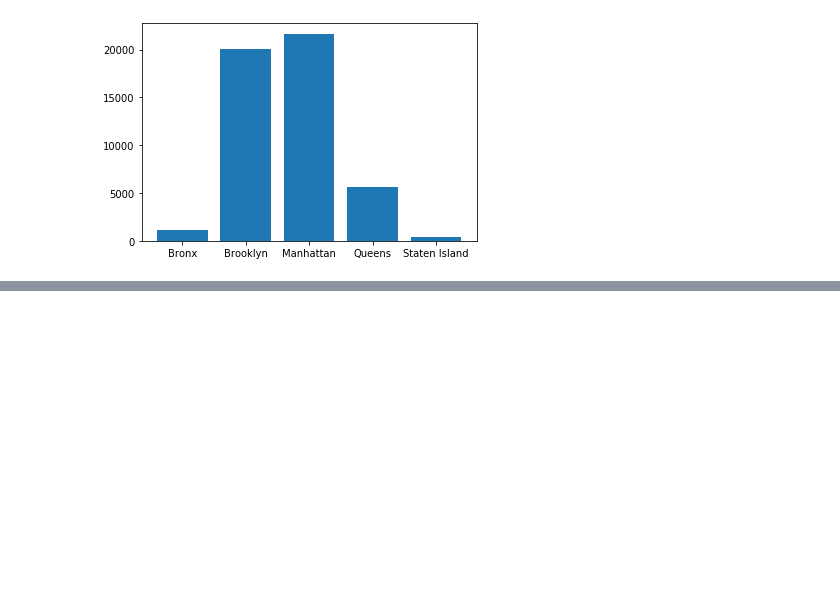
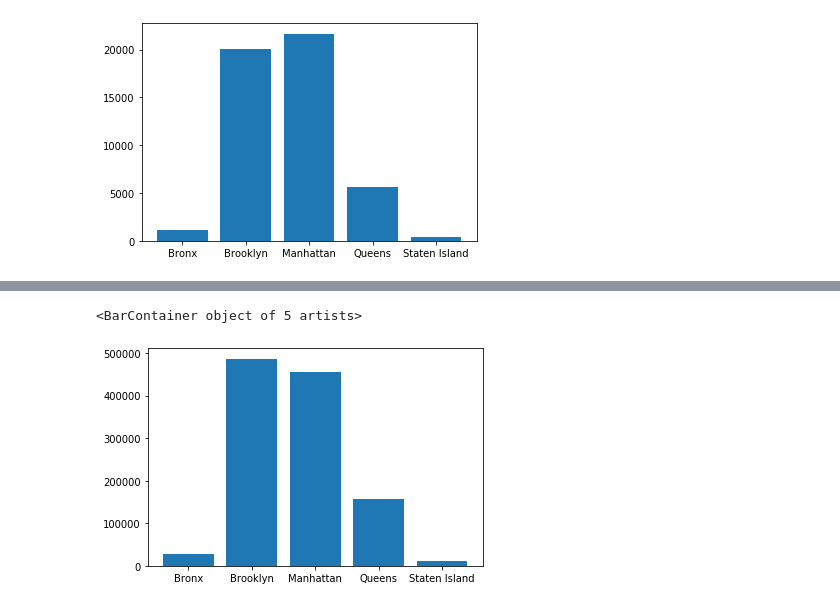
Before and after one commit to hayden4davey/Project1-Group2, a Jupyter notebook: arnold_data_analysis_1.ipynb, the cells around one changed output, grey strips where cells are left out. Cells and saved outputs as stored; diff of their text form; code cells hidden in the pictures; blank space fills up the shorter version.

```diff
--- a/arnold_data_analysis_1.ipynb
+++ b/arnold_data_analysis_1.ipynb
@@ -40,0 +52,11 @@ plt.bar(df_grpby_nhgrp_v_count.index,df_grpby_nhgrp_v_count['Listing Count'] )
+# %%
+# correlation  number of reviews by neigborhood
+grpby_nhgrp = df_mn_data.groupby(['neighbourhood_group'])
+df_grpby_nhgrp_v_revcount = pd.DataFrame({'Reviews Count':grpby_nhgrp['number_of_reviews'].sum()})
+
+#df_grpby_nhgrp_v_count
+
+plt.bar(df_grpby_nhgrp_v_revcount.index,df_grpby_nhgrp_v_revcount['Reviews Count'] )
+# %% [output]
+<BarContainer object of 5 artists>
+[figure, added]
```
Also changed, not shown: parts of 4 cells of this notebook.
